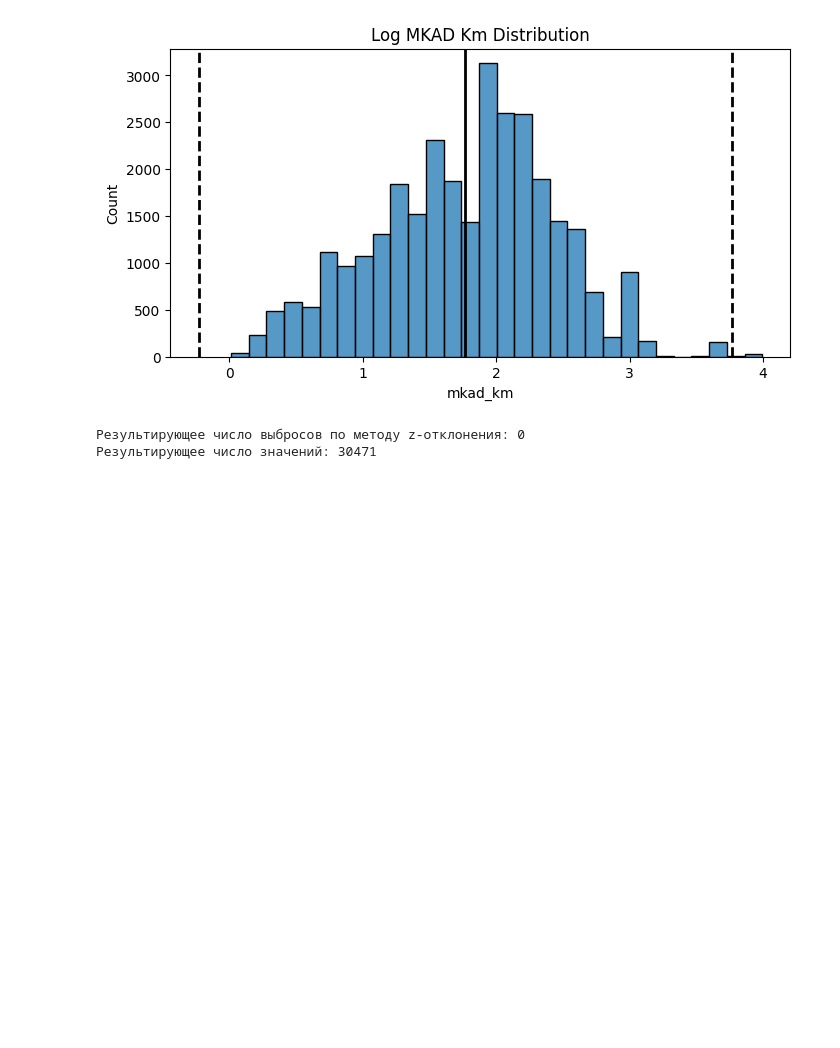
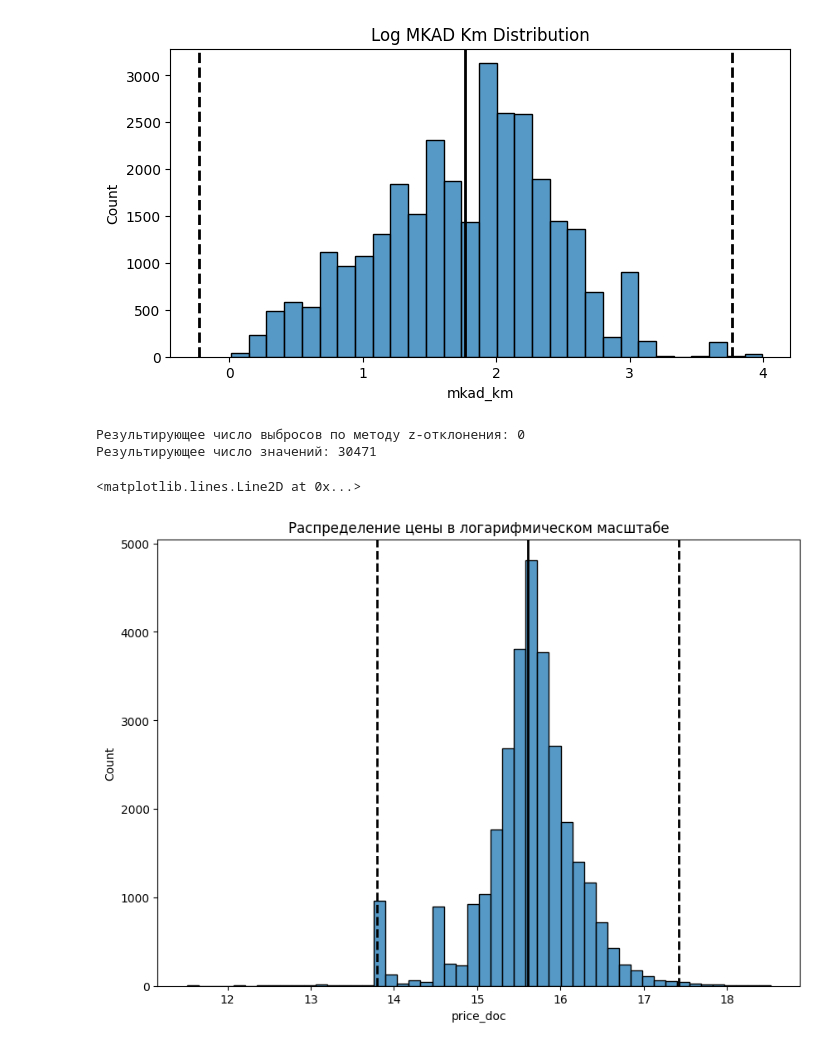
Before and after one commit to SudarickovIlya/DataCleaningProject, a Jupyter notebook: Data cleansing/Anomalies.ipynb, the cells around one changed output. Saved outputs shown, nothing was run; the diff lists cells and outputs as text; code cells hidden in the pictures; blank space fills up the shorter version.

```diff
--- a/Data cleansing/Anomalies.ipynb
+++ b/Data cleansing/Anomalies.ipynb
@@ -215,0 +214,13 @@ print(f'Результирующее число значений: {cleaned.shape
+# %%
+# 6.5
+
+fig, axes = plt.subplots(1, 1, figsize=(10, 7))
+p = np.log(sber_data['price_doc'] + 1)
+hist = sns.histplot(data=p, bins=50, ax=axes)
+hist.set_title('Распределение цены в логарифмическом масштабе')
+hist.axvline(p.mean(), color='k', lw=2)
+hist.axvline(p.mean() + 3 * p.std(), color='k', ls='--', lw=2)
+hist.axvline(p.mean() - 3 * p.std(), color='k', ls='--', lw=2)
+# %% [output]
+<matplotlib.lines.Line2D at 0x...>
+[figure, added]
```
Also changed, not shown: parts of 1 cell of this notebook.
